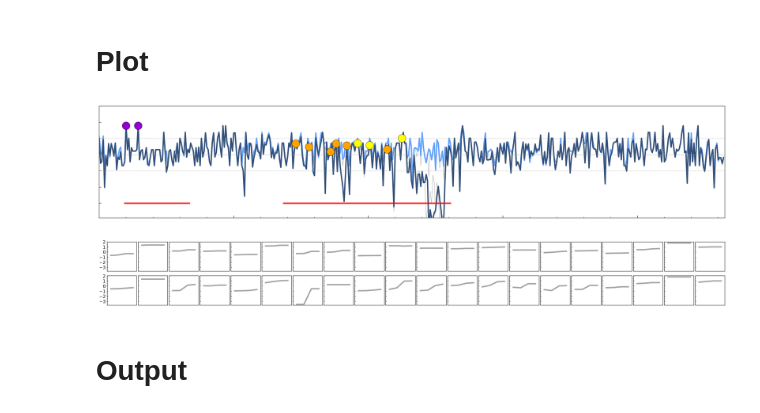
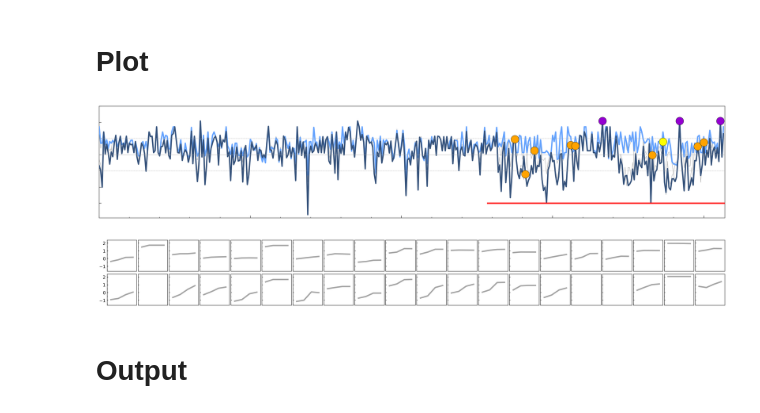
Before and after one commit to allmwh/the_return_of_the_rings, a Jupyter notebook: fig2.ipynb, the cells around one changed output. Drawn from its saved outputs; the diff is of its cells as text; code cells hidden in the pictures.

```diff
--- a/fig2.ipynb
+++ b/fig2.ipynb
@@ -24,8 +22,8 @@ from function.utilities import find_human_sequence
 # %%
 #####CHANGE HERE#####
 algorithm = "VSL2" #VLXT, VSL2, VL3-BA, fidpnn
-uniprot_id = "Q99717" # 'Q13148','P35637', 'P49790', 'Q8NDV7'
-conserve_method = 'jsd' #['shannon_entropy','jsd']
+uniprot_id = "Q13148" #'Q13148','P35637', 'P49790', 'Q8NDV7'
+conserve_method = 'jsd' #['shannon_entropy','jsd','r4s']
 #####CHANGE HERE#####
 # %%
 #see tax
@@ -223,11 +229,5 @@ def get_conserve_peraa_score(conserve_list):
 # %%
 #calcuate conserve score given tax_id
-seqfilter = SeqFilter()
-conserveperaa = ConservePeraa()
-conservestandalone = ConserveStandalone()
-# get conserve score by web crawler
-# conservebyweb = ConserveByWeb()
-
 conserve_list = []
 
 t = trange(len(tax_ids), leave=True)
@@ -235,8 +235,8 @@ for i in t:
     t.set_description(str(tax_ids[i]))
     t.refresh()
 
-    conserve = get_conserve_score(tax_id=tax_ids[i], uniprot_id=uniprot_id)
-    conserve_list.append(conserve)
+    conserve_score = get_conserve_score(tax_id=tax_ids[i], uniprot_id=uniprot_id)
+    conserve_list.append(conserve_score)
 
 #conserce score normalization
 if normalize:
@@ -284,42 +284,42 @@ for index, (od, aa, score) in enumerate(
             a0.scatter(index, score, s=320, color="#ffa300", edgecolors="black", linewidths=0.5, zorder=200)
         elif aa == "W":
             a0.scatter(index, score, s=320, color="#9400d1", edgecolors="black", linewidths=0.5, zorder=200)
 
 #style
 a0.set_xlim(0, len(i["score"]))
 a0.set_ylim(-3.9, 3)
 
 a0.xaxis.set_major_locator(MultipleLocator(100))
 a0.xaxis.set_minor_locator(MultipleLocator(20))
 a0.yaxis.set_major_locator(MultipleLocator(1))
 # a0.yaxis.set_minor_locator(MultipleLocator(0.5))
 
 a0.tick_params(which='major', axis="x",direction="in", length=5)
 a0.tick_params(which='minor', axis="x",direction="in", length=2)
 a0.tick_params(which='major', axis="y",direction="in", length=5)
 a0.tick_params(which='minor', axis="y",direction="in", length=2)
 
 a0.axes.xaxis.set_ticklabels([])
 a0.axes.yaxis.set_ticklabels([])
 
 title = "{} ({})".format(conserve_list[0]["gene_name"], conserve_list[0]["uniprot_id"], fontsize=12)
 # a0.set_title(title, loc="left")
 # a0.set_xlabel("Residue Number", fontsize=12)
 # a0.set_ylabel("Conservation Level (Z-score)", fontsize=12)
 
 plt.tight_layout(pad=0.3)
 
 #savefig
-path = fig2_path / "{}_{}_fig2up".format(conserve_list[0]["gene_name"], conserve_list[0]["uniprot_id"])
-f.savefig("{}.svg".format(str(path)))
+# path = fig2_path / "{}_{}_fig2up".format(conserve_list[0]["gene_name"], conserve_list[0]["uniprot_id"])
+# f.savefig("{}.svg".format(str(path)))
 # %% [output]
-[figure, old version]
+[figure, new version]
 # %%
-# array's dim: 2(aa content/peraa conserve), 2(order/disorder), 20(A, C, D, E...), 4(taxonomy id)
+#array's dim: 2(aa content/peraa conserve), 2(order/disorder), 20(A, C, D, E...), 4(taxonomy id)
 f, (order,disorder) = plt.subplots(2, 20, sharex=True, sharey=True, figsize=(20, 2.2), dpi=200)
 
-y_max = np.nanmax(conserve_peraa['peraa_score'][1]) + 0.22
-y_min = np.nanmin(conserve_peraa['peraa_score'][1]) - 0.2
+y_max = np.nanmax(conserve_peraa['peraa_score'][1]) + 0.3
+y_min = np.nanmin(conserve_peraa['peraa_score'][1]) - 0.5
 
 for index, sub in enumerate(order):
     sub.plot(conserve_peraa['peraa_score'][1][0][index], linestyle="solid", color="#a2a2a2",linewidth=3)
@@ -358,10 +358,11 @@ for index, sub in enumerate(disorder):
 plt.subplots_adjust(wspace=0.1)
 plt.tight_layout(pad=0.3)
 
-path = fig2_path / "{}_{}_fig2down".format(conserve_list[0]["gene_name"], conserve_list[0]["uniprot_id"])
-f.savefig("{}.svg".format(str(path)))
+#savefig
+# path = fig2_path / "{}_{}_fig2down".format(conserve_list[0]["gene_name"], conserve_list[0]["uniprot_id"])
+# f.savefig("{}.svg".format(str(path)))
 # %% [output]
-[figure, old version]
+[figure, new version]
 # %% [markdown]
 # Output
 # %%
```
Also changed, not shown: parts of 9 cells of this notebook, 8 other files.
